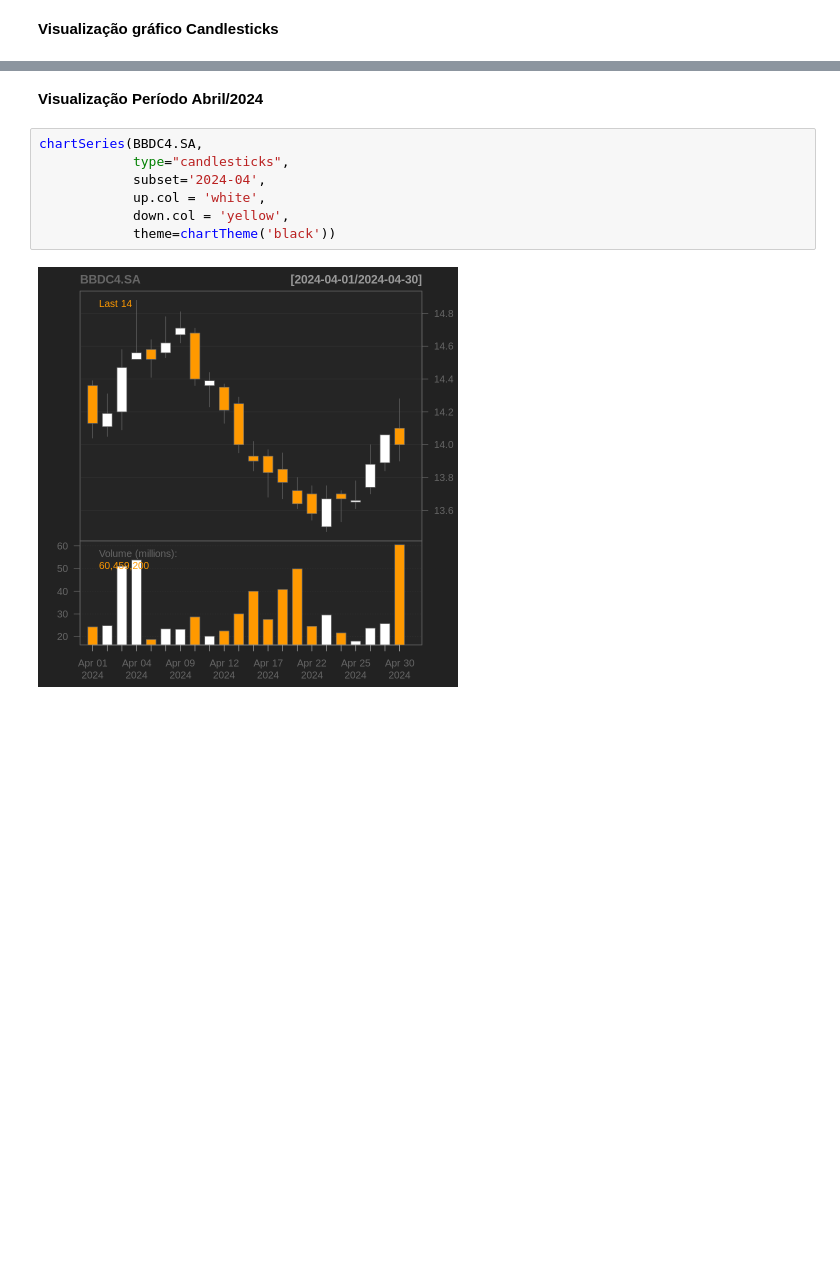
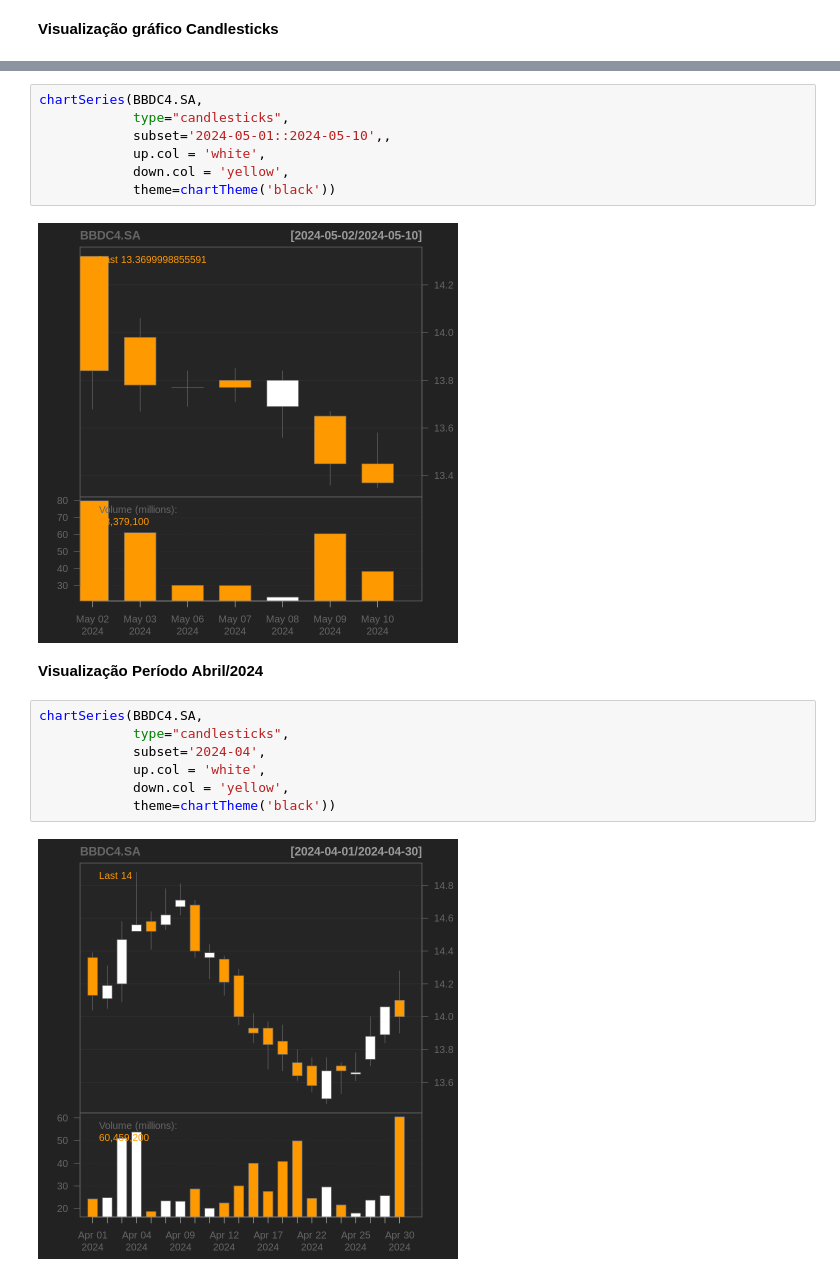
Before and after one commit to scs999/scs999.github.io, a Jupyter notebook: Pos_unicarioca/Trabalho_PosUnicarioca_R.ipynb, the cells around one changed output, grey strips where cells are left out. Saved outputs shown, nothing was run; the diff lists cells and outputs as text; blank space fills up the shorter version.

```diff
--- a/Pos_unicarioca/Trabalho_PosUnicarioca_R.ipynb
+++ b/Pos_unicarioca/Trabalho_PosUnicarioca_R.ipynb
@@ -71,3 +86,12 @@ chartSeries(BBDC4.SA,
+# %%
+chartSeries(BBDC4.SA,
+            type="candlesticks",
+            subset='2024-05-01::2024-05-10',,
+            up.col = 'white',
+            down.col = 'yellow',
+            theme=chartTheme('black'))
+# %% [output]
+[figure, added]
 # %% [markdown]
 **Visualização Período Abril/2024**
 # %%
```
Also changed, not shown: parts of 45 cells of this notebook.
